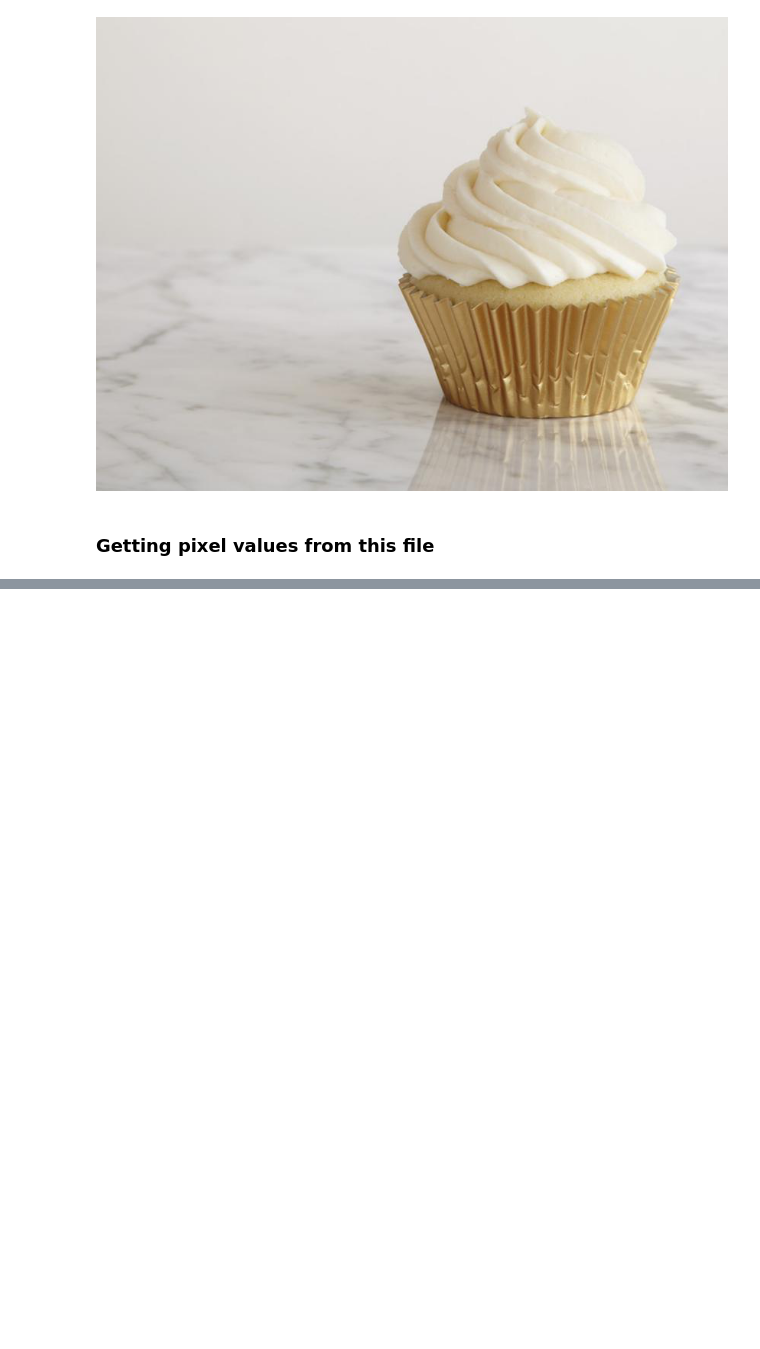
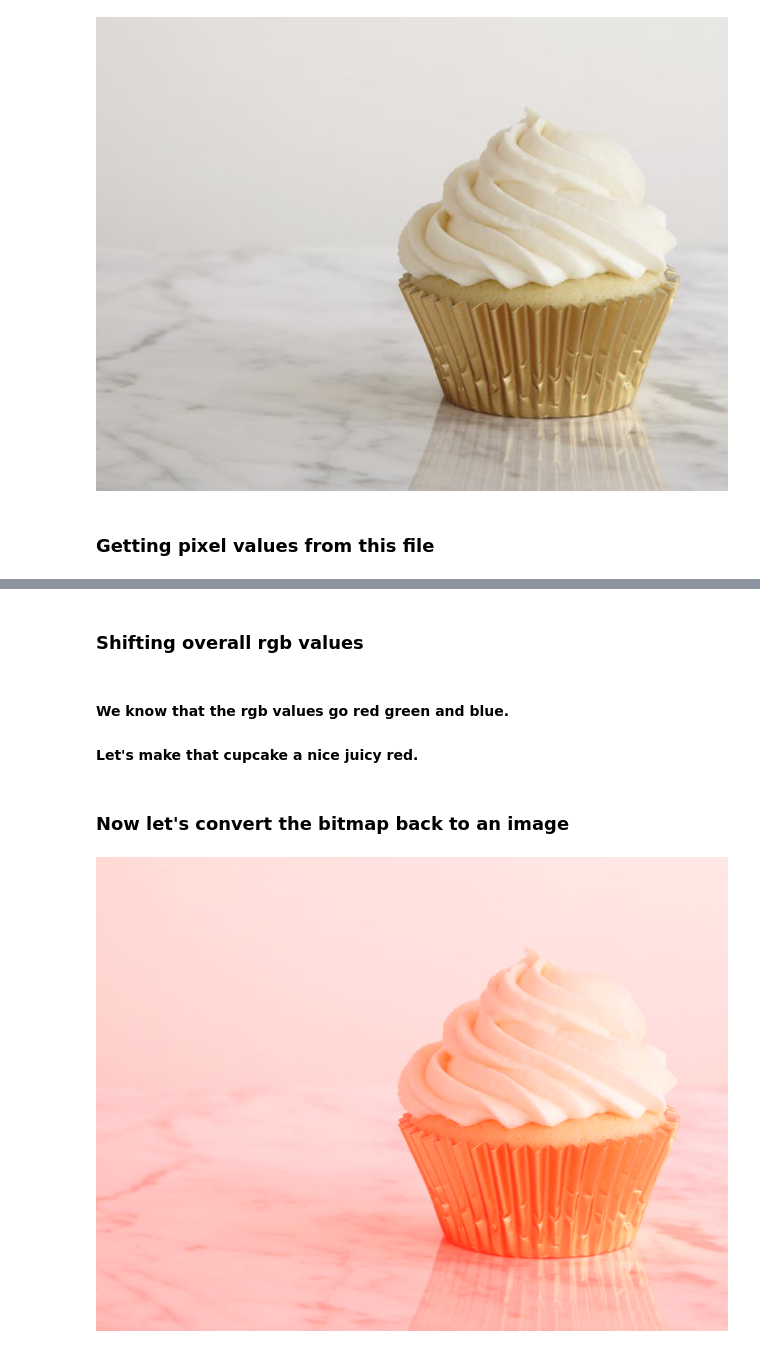
Before and after one commit to sohailk2/CS-Sail-Python-Image-Filtering, a Jupyter notebook: CS SAIL - Python Image Filtering.ipynb, the cells around one changed output, grey strips where cells are left out. Cells and saved outputs as stored; diff of their text form; code cells hidden in the pictures; blank space fills up the shorter version.

Commit message:
Override filtering ipynb

```diff
--- a/CS SAIL - Python Image Filtering.ipynb
+++ b/CS SAIL - Python Image Filtering.ipynb
@@ -16,0 +60,22 @@ display(cupcakeImage)
+# %% [markdown]
+### Shifting overall rgb values
+# %% [markdown]
+#### We know that the rgb values go red green and blue.
+#### Let's make that cupcake a nice juicy red.
+# %%
+### intialize a new bitmap
+redFilterBitmap = np.array(cupcakeImage)
+
+for i in range(len(redFilterBitmap)):
+    for j in range(len(redFilterBitmap[i])):
+        pixel = redFilterBitmap[i][j]
+
+        #editing the red value of the pixel, first element because (r,g,b)
+        pixel[0] = 255;
+# %% [markdown]
+### Now let's convert the bitmap back to an image
+# %%
+result = Image.fromarray(redFilterBitmap)
+display(result)
+# %% [output]
+[figure, added]
```
Also changed, not shown: parts of 30 cells of this notebook.
